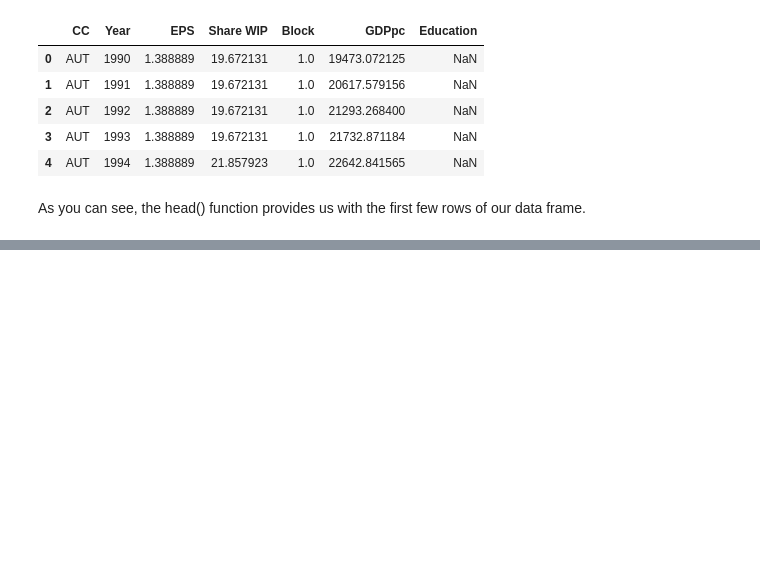
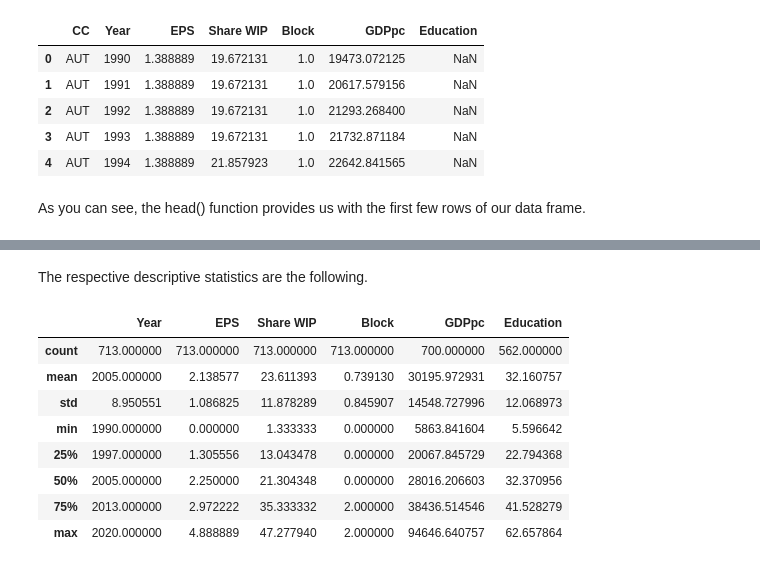
Before and after one commit to Kurthhenry/Statistics-DataScience, a Jupyter notebook: Final_Report_Platypus.ipynb, the cells around one changed output, grey strips where cells are left out. Saved outputs shown, nothing was run; the diff lists cells and outputs as text; code cells hidden in the pictures; blank space fills up the shorter version.

```diff
--- a/Final_Report_Platypus.ipynb
+++ b/Final_Report_Platypus.ipynb
@@ -25,0 +63,15 @@ As you can see, the head() function provides us with the first few rows of our d
+# %% [markdown]
+The respective descriptive statistics are the following.
+# %%
+# Displaying descriptive statistics
+descriptive_stats
+# %% [output]
+|  | Year | EPS | Share WIP | Block | GDPpc | Education |
+| count | 713.000000 | 713.000000 | 713.000000 | 713.000000 | 700.000000 | 562.000000 |
+| mean | 2005.000000 | 2.138577 | 23.611393 | 0.739130 | 30195.972931 | 32.160757 |
+| std | 8.950551 | 1.086825 | 11.878289 | 0.845907 | 14548.727996 | 12.068973 |
+| min | 1990.000000 | 0.000000 | 1.333333 | 0.000000 | 5863.841604 | 5.596642 |
+| 25% | 1997.000000 | 1.305556 | 13.043478 | 0.000000 | 20067.845729 | 22.794368 |
+| 50% | 2005.000000 | 2.250000 | 21.304348 | 0.000000 | 28016.206603 | 32.370956 |
+| 75% | 2013.000000 | 2.972222 | 35.333332 | 2.000000 | 38436.514546 | 41.528279 |
+| max | 2020.000000 | 4.888889 | 47.277940 | 2.000000 | 94646.640757 | 62.657864 |
```
Also changed, not shown: parts of 2 cells of this notebook.
